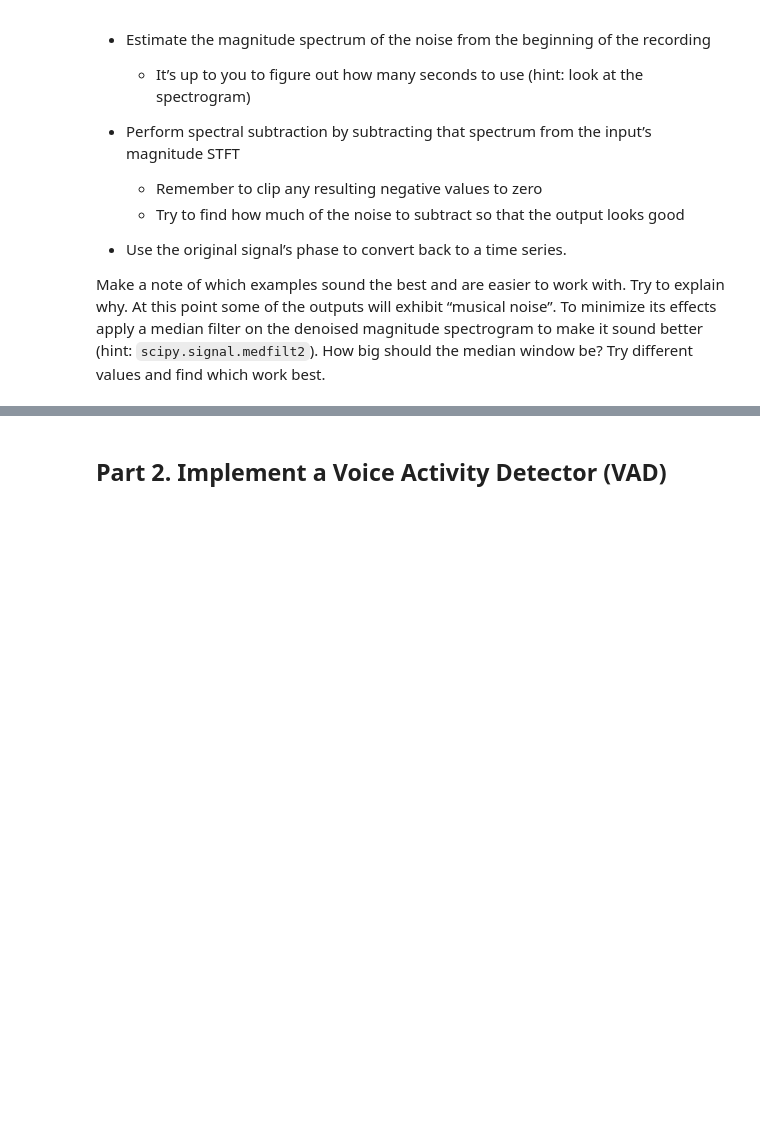
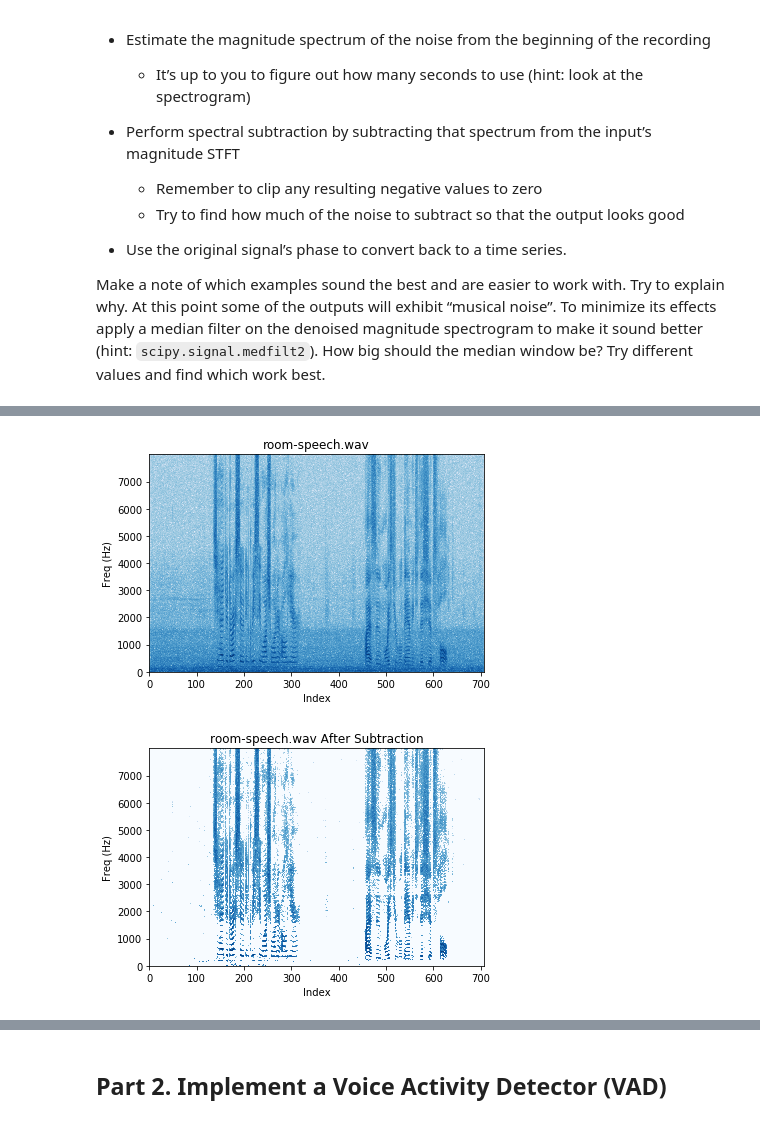
Before and after one commit to taiyingchen/CS498PS, a Jupyter notebook: Lab_6.ipynb, the cells around one changed output, grey strips where cells are left out. Drawn from its saved outputs; the diff is of its cells as text; code cells hidden in the pictures; blank space fills up the shorter version.

Commit message:
Lab6: Finish spectral substraction

```diff
--- a/Lab_6.ipynb
+++ b/Lab_6.ipynb
@@ -30,0 +33,11 @@ raise NotImplementedError()
+# %%
+# Make a sound player function that plays array "x" with a sample rate "rate", and labels it with "label"
+def sound( x, rate=8000, label=''):
+    from IPython.display import display, Audio, HTML
+    if label is '':
+        display( Audio( x, rate=rate))
+    else:
+        display( HTML(
+        '<style> table, th, td {border: 0px; }</style> <table><tr><td>' + label +
+        '</td><td>' + Audio( x, rate=rate)._repr_html_()[3:] + '</td></tr></table>'
+        ))
@@ -30,0 +112,21 @@ raise NotImplementedError()
+# %%
+def spectral_subtraction(X, N, alpha):
+    Y = []
+    for Xi in X.T:
+        magnitude = (np.abs(Xi) - alpha * np.abs(N)).clip(min=0)
+        Yi = magnitude * np.exp(1j * np.angle(Xi))
+        Y.append(Yi)
+    Y = np.array(Y).T
+    return Y
+# %%
+N_room = np.abs(X_room[:, :100])
+N_room = np.mean(N_room, axis=1)
+Y_room = spectral_subtraction(X_room, N_room, alpha=3)
+plot_spectrogram(x_room, X_room, fs_room, 'room-speech.wav')
+plot_spectrogram(x_room, Y_room, fs_room, 'room-speech.wav After Subtraction')
+
+y_room = istft(Y_room, dft_size, hop_size, zero_pad, window=1/2)
+sound(y_room, fs_room)
+# %% [output]
+[figure, added]
+[figure, added]
```
Also changed, not shown: parts of 9 cells of this notebook.
